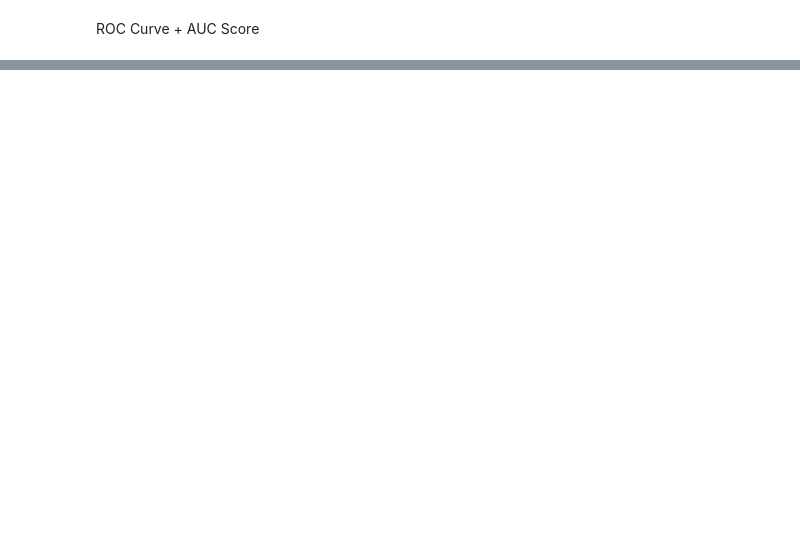
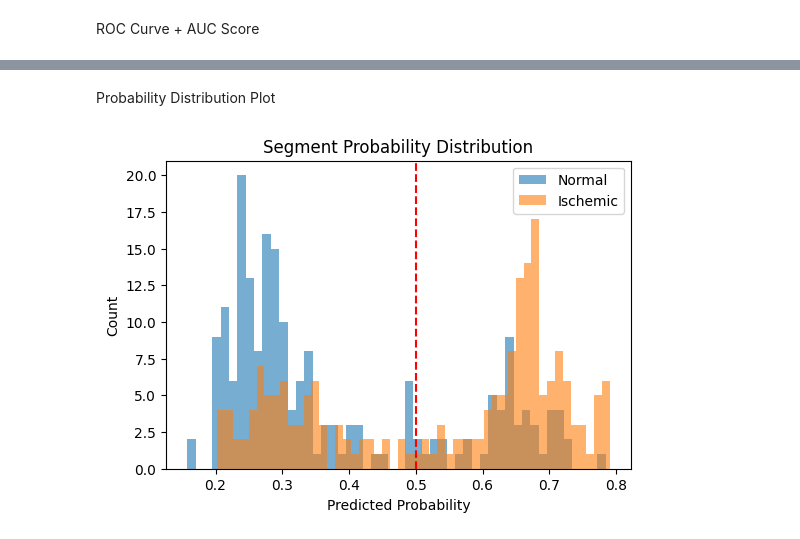
Before and after one commit to LiQuinChing/25-26J-522, a Jupyter notebook: Finalized_CAD_Ischemia_(PTB-XL).ipynb, the cells around one changed output, grey strips where cells are left out. Cells and saved outputs as stored; diff of their text form; code cells hidden in the pictures; blank space fills up the shorter version.

```diff
--- a/Finalized_CAD_Ischemia_(PTB-XL).ipynb
+++ b/Finalized_CAD_Ischemia_(PTB-XL).ipynb
@@ -787,0 +492,14 @@ AUC Score: nan
+# %% [markdown]
+Probability Distribution Plot
+# %%
+plt.figure(figsize=(6,4))
+plt.hist(test_probs[test_labels==0], bins=50, alpha=0.6, label="Normal")
+plt.hist(test_probs[test_labels==1], bins=50, alpha=0.6, label="Ischemic")
+plt.axvline(0.5, color="red", linestyle="--")
+plt.xlabel("Predicted Probability")
+plt.ylabel("Count")
+plt.title("Segment Probability Distribution")
+plt.legend()
+plt.show()
+# %% [output]
+[figure, added]
```
Also changed, not shown: parts of 12 cells of this notebook.
